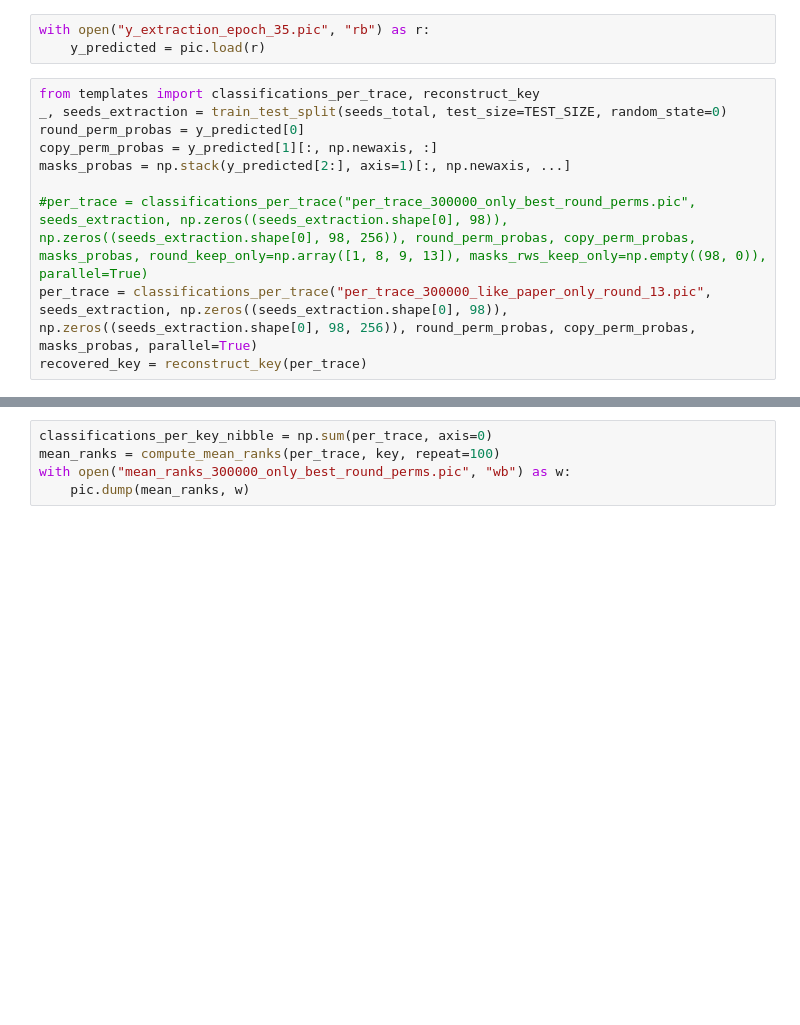
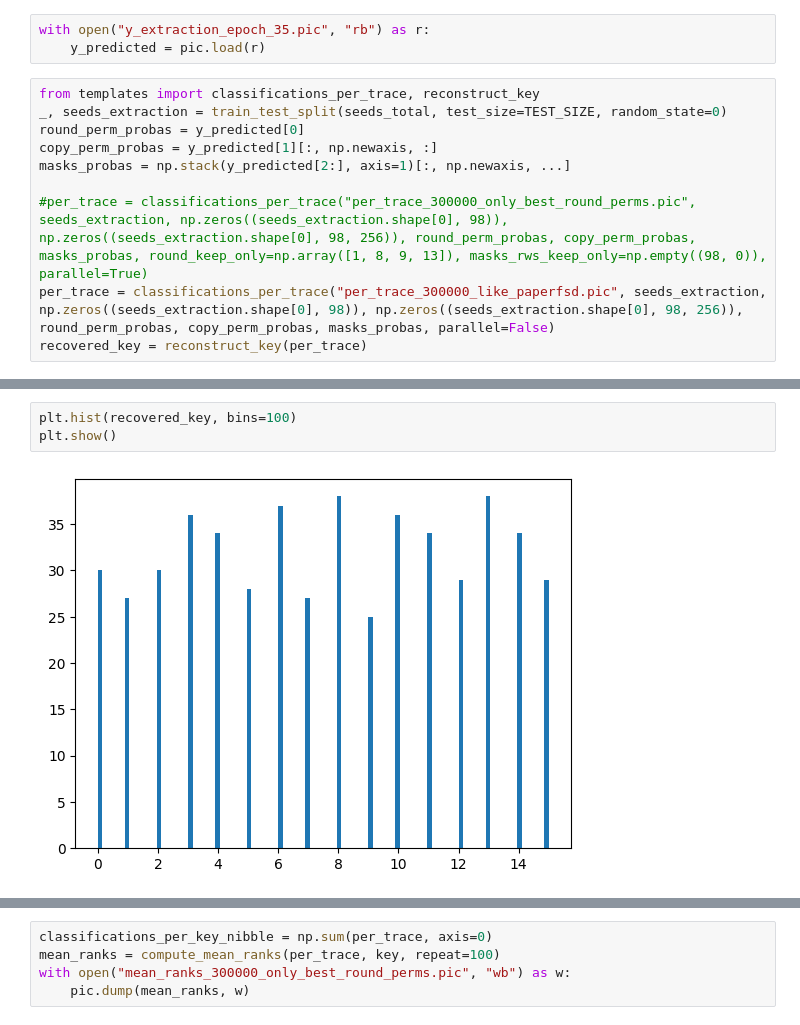
Before and after one commit to Pace222/Elisabeth-b4-SCA, a Jupyter notebook: protected_side_channel_attack/deep_learning_evaluation.ipynb, the cells around one changed output, grey strips where cells are left out. Drawn from its saved outputs; the diff is of its cells as text; blank space fills up the shorter version.

```diff
--- a/protected_side_channel_attack/deep_learning_evaluation.ipynb
+++ b/protected_side_channel_attack/deep_learning_evaluation.ipynb
@@ -306,5 +306,5 @@ copy_perm_probas = y_predicted[1][:, np.newaxis, :]
 masks_probas = np.stack(y_predicted[2:], axis=1)[:, np.newaxis, ...]
 
 #per_trace = classifications_per_trace("per_trace_300000_only_best_round_perms.pic", seeds_extraction, np.zeros((seeds_extraction.shape[0], 98)), np.zeros((seeds_extraction.shape[0], 98, 256)), round_perm_probas, copy_perm_probas, masks_probas, round_keep_only=np.array([1, 8, 9, 13]), masks_rws_keep_only=np.empty((98, 0)), parallel=True)
-per_trace = classifications_per_trace("per_trace_300000_like_paper_only_round_13.pic", seeds_extraction, np.zeros((seeds_extraction.shape[0], 98)), np.zeros((seeds_extraction.shape[0], 98, 256)), round_perm_probas, copy_perm_probas, masks_probas, parallel=True)
+per_trace = classifications_per_trace("per_trace_300000_like_paperfsd.pic", seeds_extraction, np.zeros((seeds_extraction.shape[0], 98)), np.zeros((seeds_extraction.shape[0], 98, 256)), round_perm_probas, copy_perm_probas, masks_probas, parallel=False)
 recovered_key = reconstruct_key(per_trace)
@@ -321,0 +334,5 @@ array([-3088.72301557, -3087.34104912, -3086.12716124, -3085.04034909,
+# %%
+plt.hist(recovered_key, bins=100)
+plt.show()
+# %% [output]
+[figure, added]
```
Also changed, not shown: parts of 25 cells of this notebook, 2 other files.
